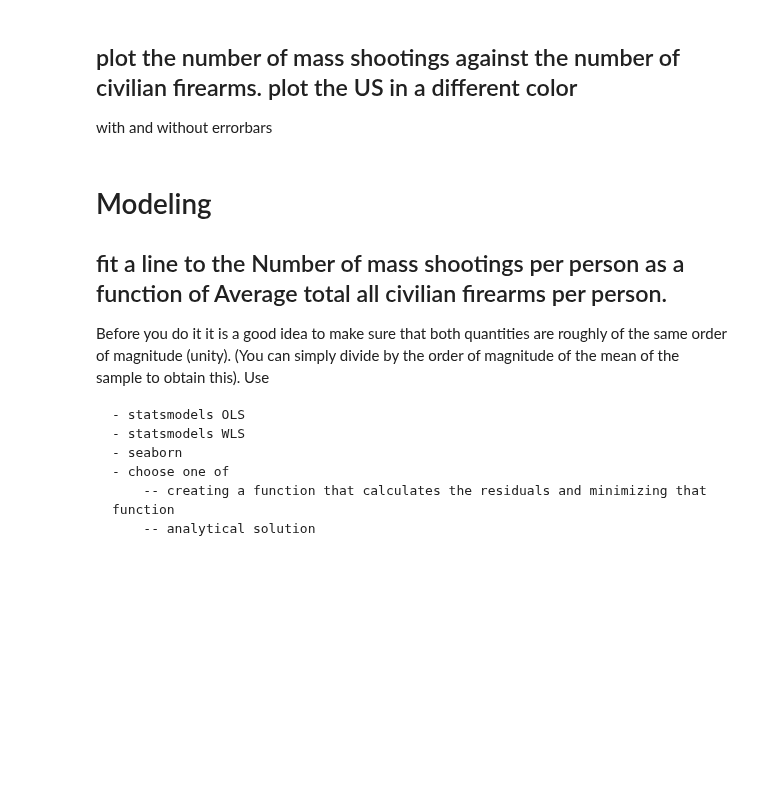
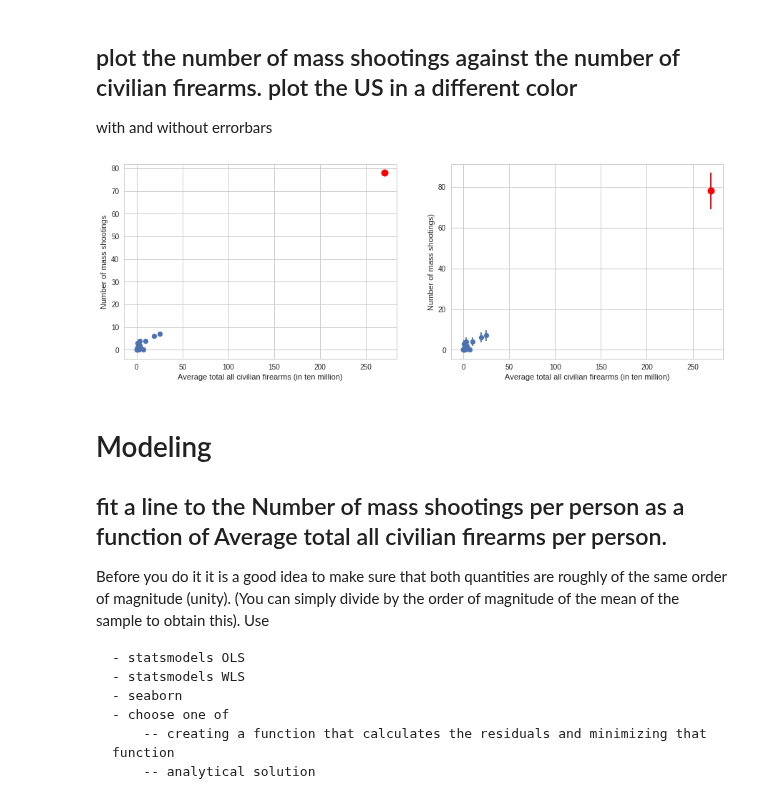
Before and after one commit to qiuyliu/PUI2017_uc288, a Jupyter notebook: HW5_uc288/Assignment3_uc288.ipynb, the cells around one changed output. Drawn from its saved outputs; the diff is of its cells as text; code cells hidden in the pictures; blank space fills up the shorter version.

```diff
--- a/HW5_uc288/Assignment3_uc288.ipynb
+++ b/HW5_uc288/Assignment3_uc288.ipynb
@@ -286,6 +290,28 @@ ax2.set_ylim();
 # %% [markdown]
 ## plot the number of  mass shootings against the number of civilian firearms. plot the  US in a different color
 with and without errorbars
+# %%
+fig = pl.figure(figsize=(15,5))
+
+ax1 = fig.add_subplot(121)
+ax1.scatter(df['Average total all civilian firearms'] / 1e6 , df['Number of mass shootings'])
+ax1.plot(df_usa['Average total all civilian firearms'] / 1e6 , df_usa['Number of mass shootings'], 'ro', markersize=10)
+ax1.set_xlabel('Average total all civilian firearms (in ten million)')
+ax1.set_ylabel('Number of mass shootings')
+ax1.set_ylim();
+
+ax2 = fig.add_subplot(122)
+ax2.scatter(df['Average total all civilian firearms'] / 1e6 , df['Number of mass shootings'])
+ax2.errorbar(df['Average total all civilian firearms'] / 1e6 , df['Number of mass shootings'],
+            yerr=np.sqrt(df['Number of mass shootings'] * 1.0), fmt='.')
+ax2.plot(df_usa['Average total all civilian firearms'] / 1e6 , df_usa['Number of mass shootings'], 'ro', markersize=10)
+ax2.errorbar(df_usa['Average total all civilian firearms'] / 1e6 , df_usa['Number of mass shootings'],
+            yerr=np.sqrt(df_usa['Number of mass shootings'] * 1.0), fmt='.', color='r')
+ax2.set_xlabel('Average total all civilian firearms (in ten million)')
+ax2.set_ylabel('Number of mass shootings')
+ax2.set_ylim();
+# %% [output]
+[figure, added]
 # %% [markdown]
 # Modeling
 
```
Also changed, not shown: parts of 5 cells of this notebook, 1 other file.
